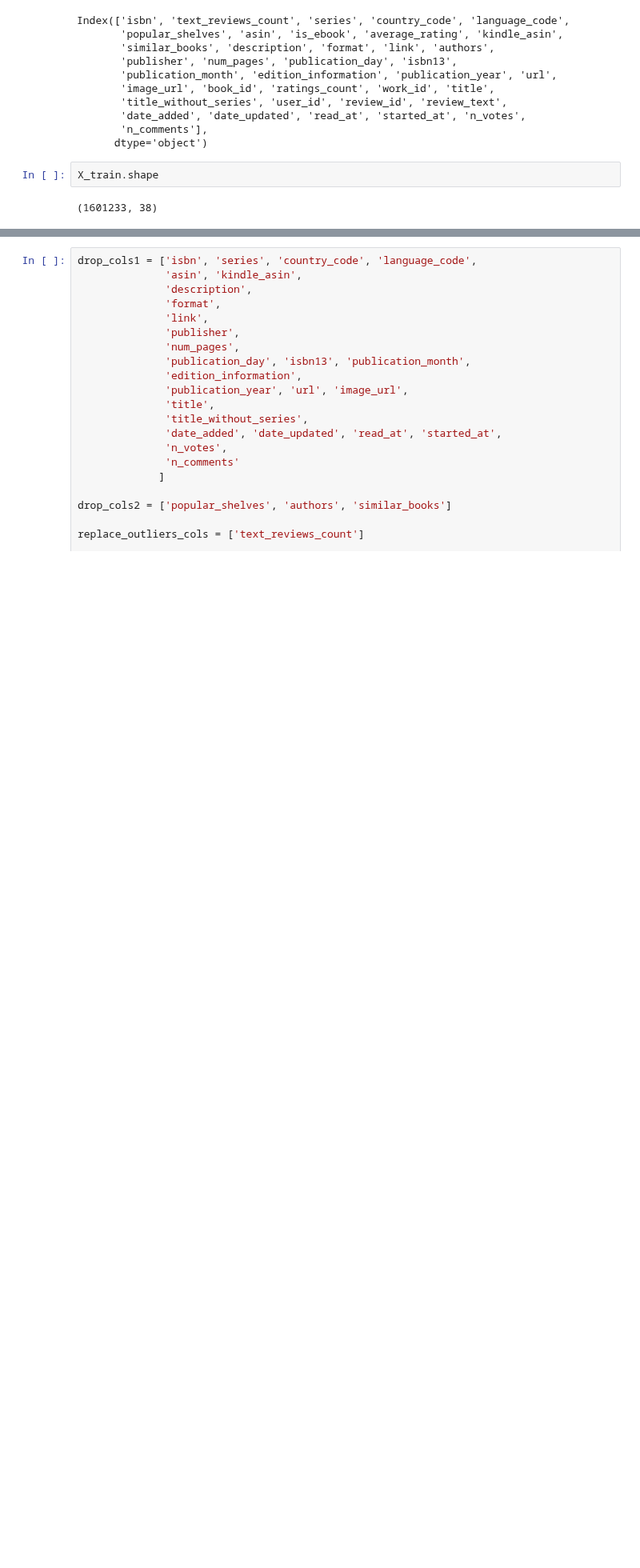
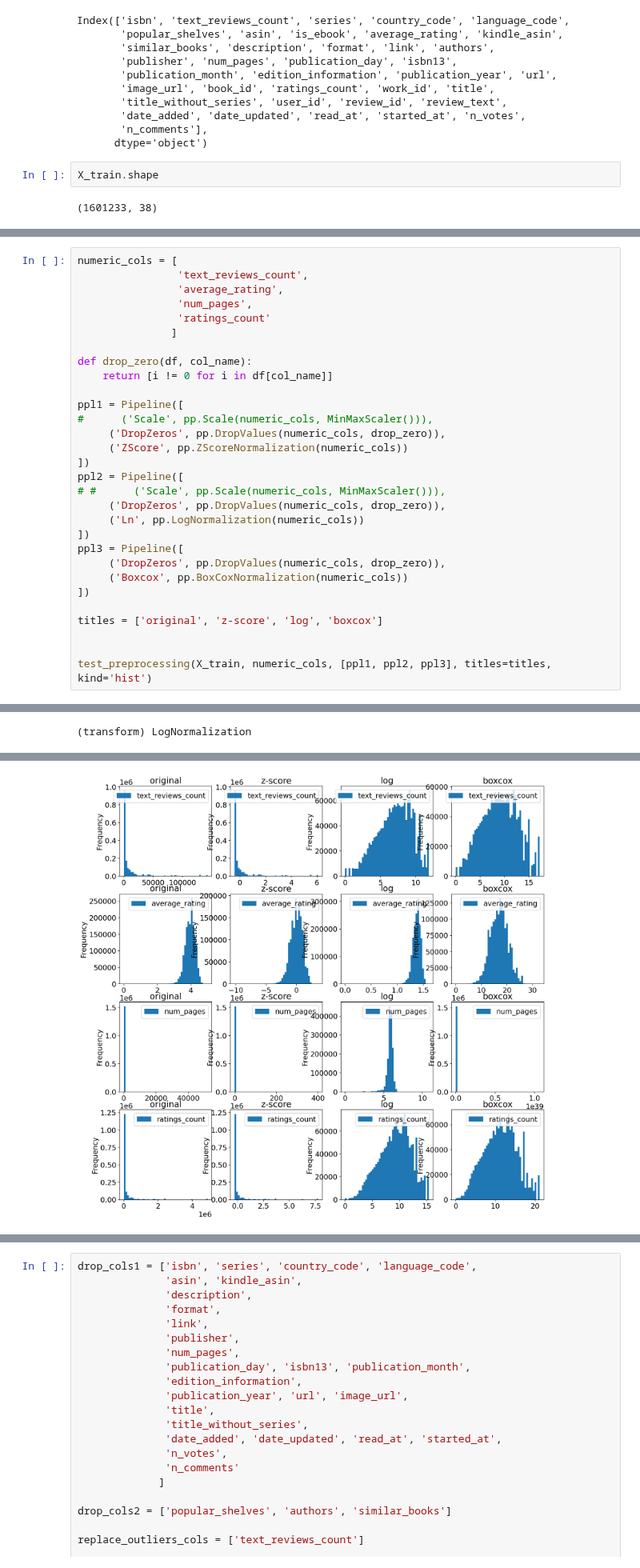
Before and after one commit to Pomichal/oznal-project, a Jupyter notebook: notebooks/Preprocessing.ipynb, the cells around one changed output, grey strips where cells are left out. Shown at 80% size. Drawn from its saved outputs; the diff is of its cells as text; blank space fills up the shorter version.

```diff
--- a/notebooks/Preprocessing.ipynb
+++ b/notebooks/Preprocessing.ipynb
@@ -103,0 +133,31 @@ X_train.shape
+# %%
+numeric_cols = [
+                'text_reviews_count',
+                'average_rating',
+                'num_pages',
+                'ratings_count'
+               ]
+
+def drop_zero(df, col_name):
+    return [i != 0 for i in df[col_name]]
+
+ppl1 = Pipeline([
+#      ('Scale', pp.Scale(numeric_cols, MinMaxScaler())),
+     ('DropZeros', pp.DropValues(numeric_cols, drop_zero)),
+     ('ZScore', pp.ZScoreNormalization(numeric_cols))
+])
+ppl2 = Pipeline([
+# #      ('Scale', pp.Scale(numeric_cols, MinMaxScaler())),
+     ('DropZeros', pp.DropValues(numeric_cols, drop_zero)),
+     ('Ln', pp.LogNormalization(numeric_cols))
+])
+ppl3 = Pipeline([
+     ('DropZeros', pp.DropValues(numeric_cols, drop_zero)),
+     ('Boxcox', pp.BoxCoxNormalization(numeric_cols))
+])
+
+titles = ['original', 'z-score', 'log', 'boxcox']
+
+
+test_preprocessing(X_train, numeric_cols, [ppl1, ppl2, ppl3], titles=titles, kind='hist')
+# %% [output]
@@ -103,0 +169 @@ X_train.shape
+(transform) LogNormalization
@@ -103,0 +178 @@ X_train.shape
+[figure, added]
```
Also changed, not shown: parts of 5 cells of this notebook, 2 other files.
